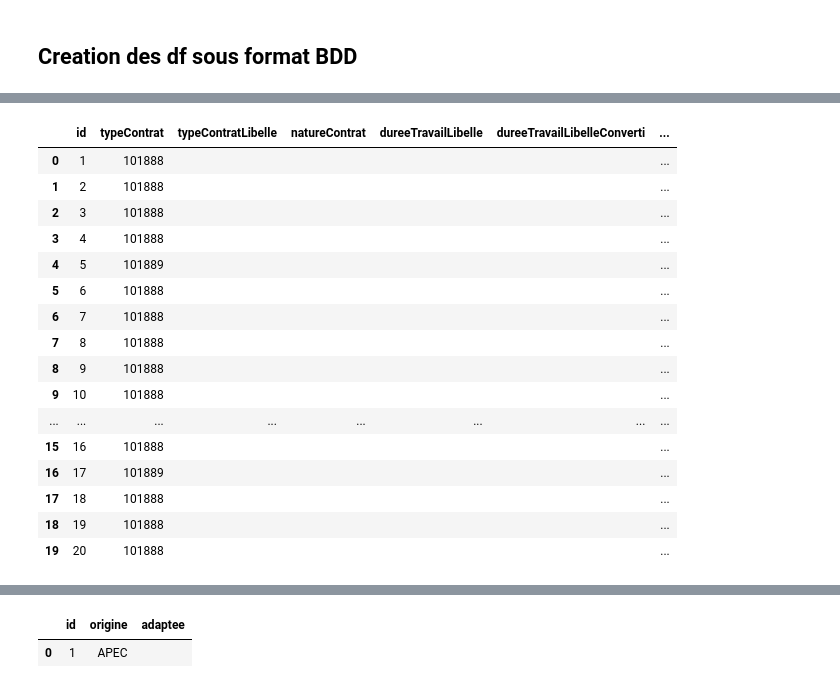
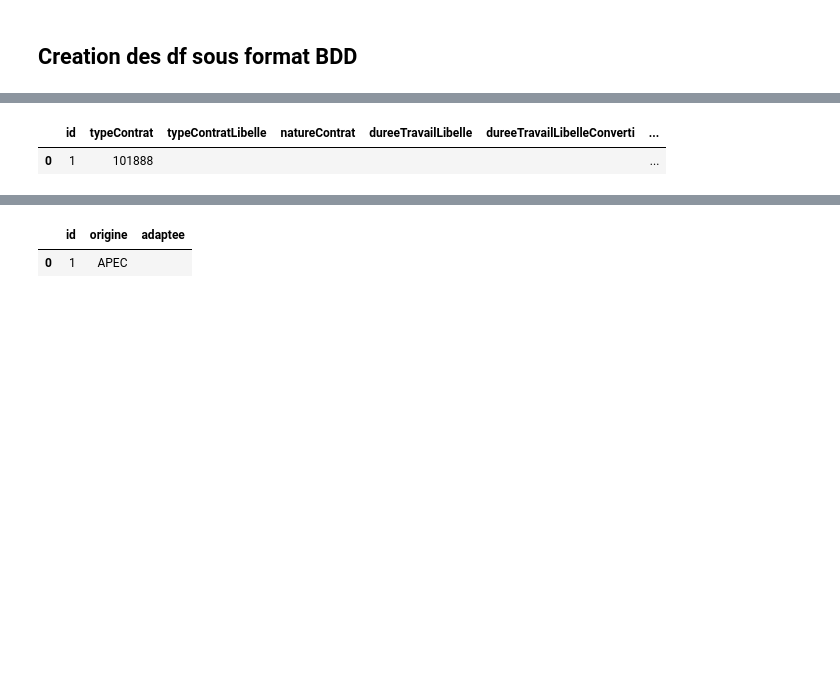
Before and after one commit to victorsigogneau/JobTextMining, a Jupyter notebook: Célia/scrapingApecV3.ipynb, the cells around one changed output, grey strips where cells are left out. Drawn from its saved outputs; the diff is of its cells as text; code cells hidden in the pictures; blank space fills up the shorter version.

```diff
--- a/Célia/scrapingApecV3.ipynb
+++ b/Célia/scrapingApecV3.ipynb
@@ -145,2 +197,2 @@ df_apec = pd.DataFrame(resultats)
 # %%
-df_apec.shape
+df_apec=jobs
@@ -183,33 +238,18 @@ df_entreprise_apec.head(1)
 # %%
 # Création du DataFrame df_contrat_apec
 df_contrat_apec = pd.DataFrame({
     'id': range(1, len(df_apec) + 1),
     'typeContrat': df_apec['typeContrat'],
     'typeContratLibelle': '',
     'natureContrat': '',
     'dureeTravailLibelle': '',
     'dureeTravailLibelleConverti': '',
     'alternance': ''
 })
-df_contrat_apec.head(44)
+df_contrat_apec.head(1)
 # %% [output]
 |  | id | typeContrat | typeContratLibelle | natureContrat | dureeTravailLibelle | dureeTravailLibelleConverti | ... |
 | 0 | 1 | 101888 |  |  |  |  | ... |
-| 1 | 2 | 101888 |  |  |  |  | ... |
-| 2 | 3 | 101888 |  |  |  |  | ... |
-| 3 | 4 | 101888 |  |  |  |  | ... |
-| 4 | 5 | 101889 |  |  |  |  | ... |
-| 5 | 6 | 101888 |  |  |  |  | ... |
-| 6 | 7 | 101888 |  |  |  |  | ... |
-| 7 | 8 | 101888 |  |  |  |  | ... |
-| 8 | 9 | 101888 |  |  |  |  | ... |
-| 9 | 10 | 101888 |  |  |  |  | ... |
-| ... | ... | ... | ... | ... | ... | ... | ... |
-| 15 | 16 | 101888 |  |  |  |  | ... |
-| 16 | 17 | 101889 |  |  |  |  | ... |
-| 17 | 18 | 101888 |  |  |  |  | ... |
-| 18 | 19 | 101888 |  |  |  |  | ... |
-| 19 | 20 | 101888 |  |  |  |  | ... |
 # %%
 df_contrat_apec['typeContrat'].value_counts()
 # %% [output]
```
Also changed, not shown: parts of 7 cells of this notebook, 1 other file.
